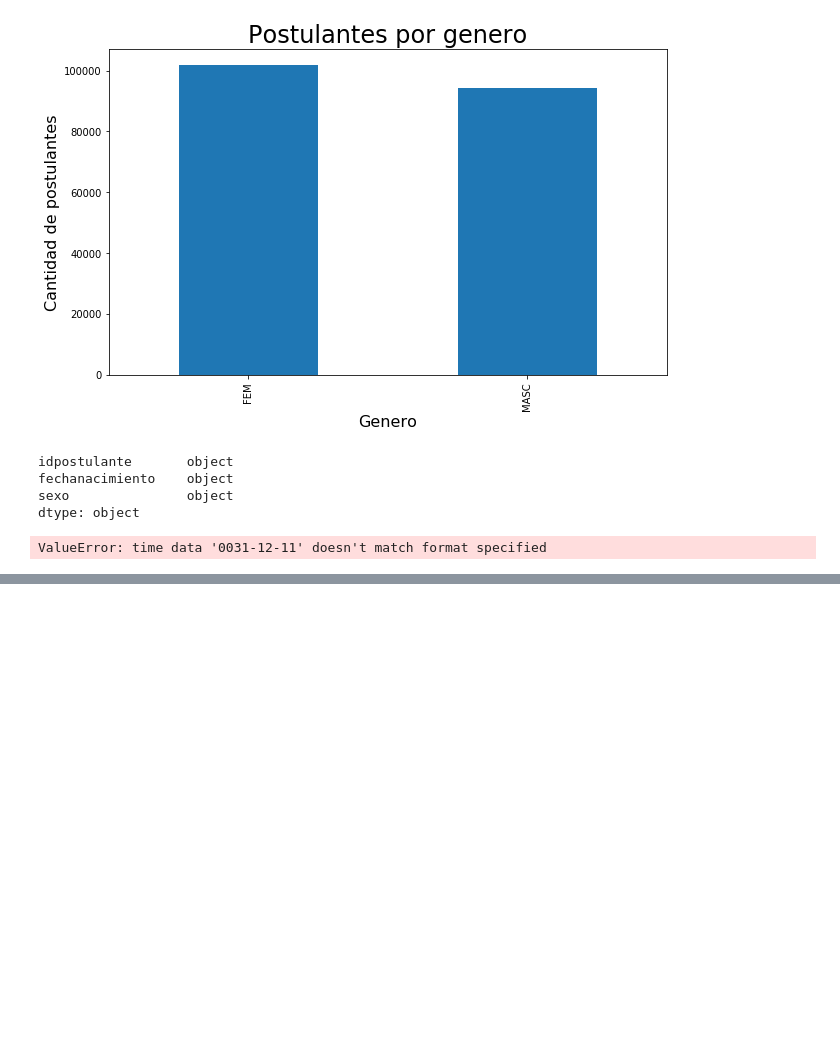
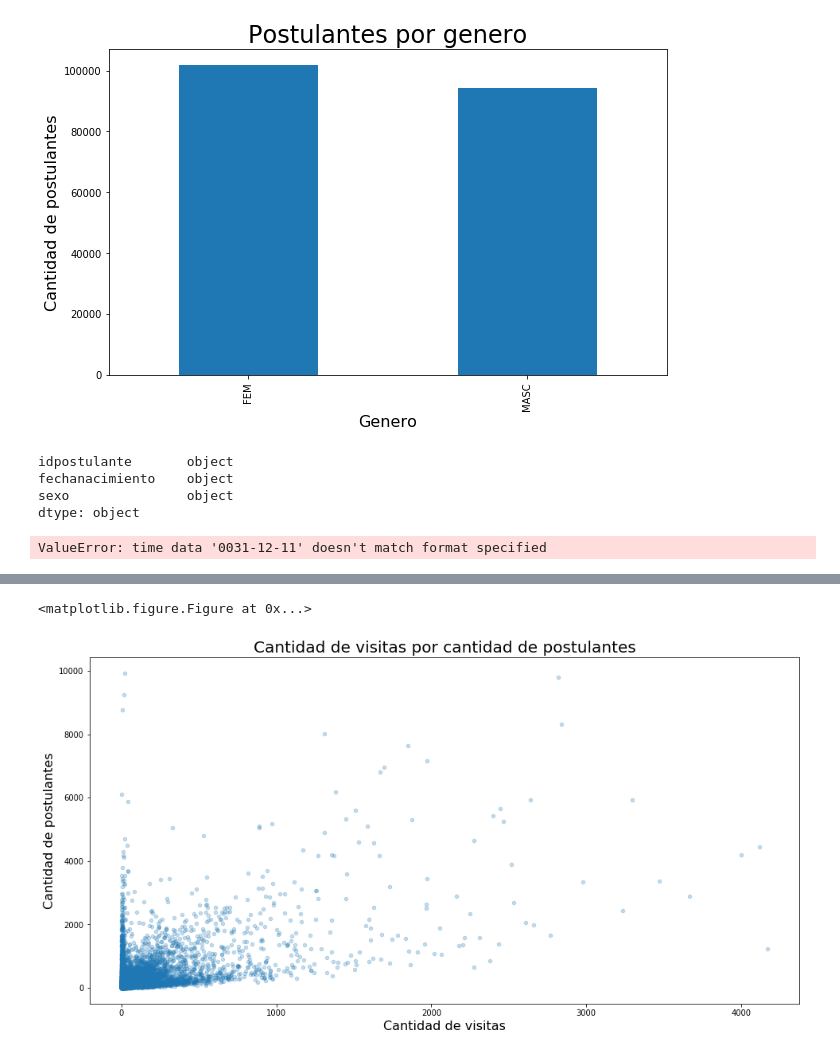
Before and after one commit to BrigliaAn/TP1-AnalisisExploratorio-ZonaJobs, a Jupyter notebook: GermanProbando.ipynb, the cells around one changed output, grey strips where cells are left out. Cells and saved outputs as stored; diff of their text form; code cells hidden in the pictures; blank space fills up the shorter version.

Commit message:
Un par de gráfiicos. Ver si sirven para el TP1-completo.

```diff
--- a/GermanProbando.ipynb
+++ b/GermanProbando.ipynb
@@ -177,0 +212,9 @@ ValueError: time data '0031-12-11' doesn't match format specified
+# %%
+#avisos con mayor cantidad de postulantes
+
+#Este código ya se encuentra en el Tp1-completo en la parte de "Analisis mas complejo de datos", solo agregue
+#un nombre y el reset index
+cantidadDePostulantes = postulaciones.groupby('idaviso').agg({'idpostulante':'count'}).sort_values('idpostulante',ascending=False)\
+                     .rename(columns={"idpostulante": "cantidad_postulantes"})
+
+cantidadDePostulantes = cantidadDePostulantes.reset_index()
@@ -177,0 +244,3 @@ ValueError: time data '0031-12-11' doesn't match format specified
+# %%
+mergeRelacion = pd.merge(cantidadDeVisitas,cantidadDePostulantes,on="idaviso",how="inner");
+mergeRelacion.head()
@@ -177,0 +254,10 @@ ValueError: time data '0031-12-11' doesn't match format specified
+# %%
+fig = plt.figure()
+ax = mergeRelacion.plot.scatter('cantidad_visitas','cantidad_postulantes', alpha=0.25,figsize=(16,8));
+
+ax.set_title('Cantidad de visitas por cantidad de postulantes', fontsize=20)
+ax.set_xlabel('Cantidad de visitas', fontsize= 16)
+ax.set_ylabel('Cantidad de postulantes', fontsize= 16);
+# %% [output]
+<matplotlib.figure.Figure at 0x...>
+[figure, added]
```
Also changed, not shown: parts of 10 cells of this notebook.
